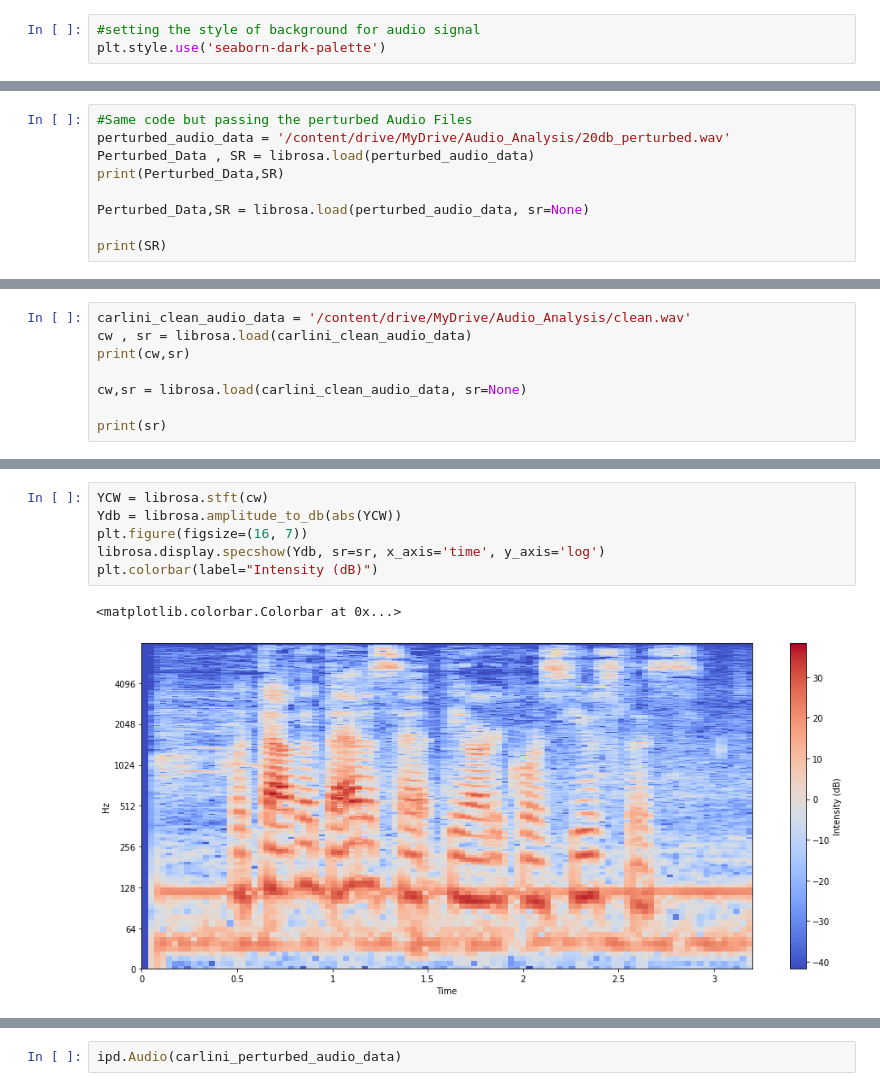
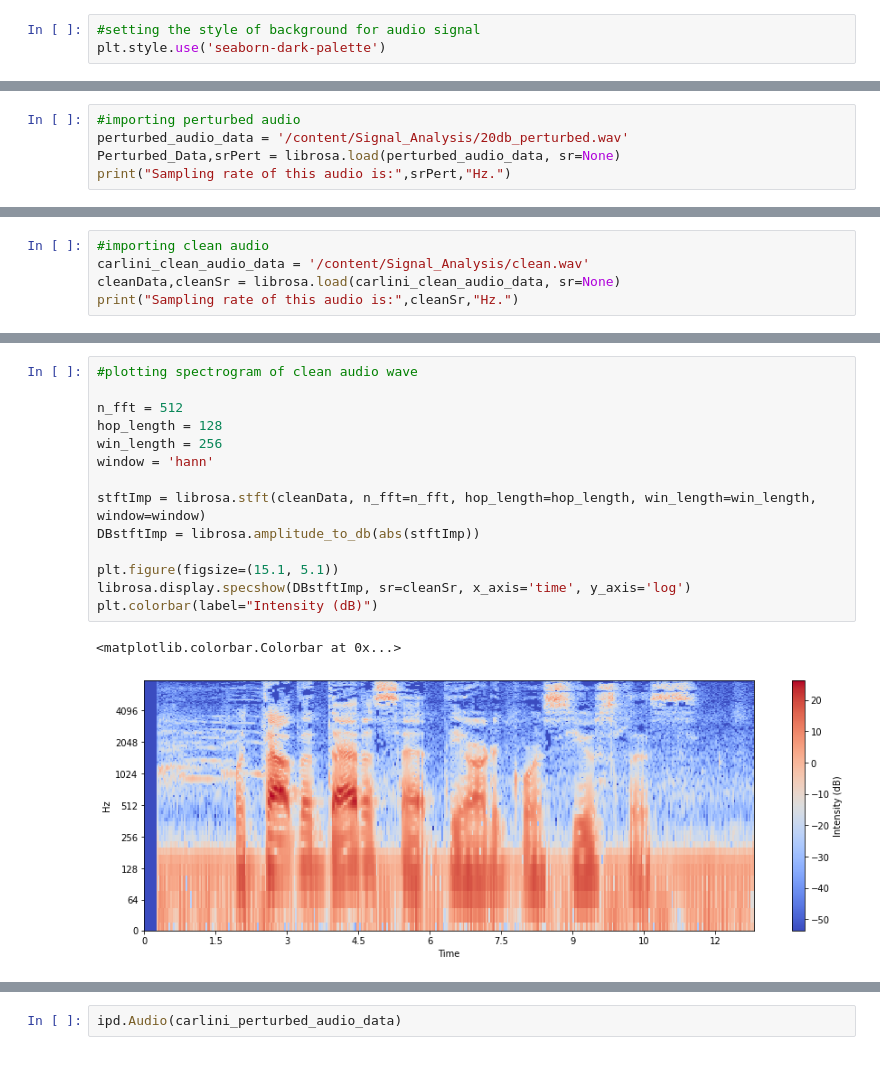
Before and after one commit to moeed17/AudioSignal_Perturbation_Analysis, a Jupyter notebook: Audio_Analysis.ipynb, the cells around one changed output, grey strips where cells are left out. Cells and saved outputs as stored; diff of their text form.

```diff
--- a/Audio_Analysis.ipynb
+++ b/Audio_Analysis.ipynb
@@ -148,9 +116,0 @@ Text(0.5, 1.0, 'Spectrogram of Clean Audio Wave')
-# %%
-#Same code but passing the perturbed Audio Files
-perturbed_audio_data = '/content/drive/MyDrive/Audio_Analysis/20db_perturbed.wav'
-Perturbed_Data , SR = librosa.load(perturbed_audio_data)
-print(Perturbed_Data,SR)
-
-Perturbed_Data,SR = librosa.load(perturbed_audio_data, sr=None)
-
-print(SR)
@@ -159,0 +117,5 @@ print(SR)
+# %%
+#importing perturbed audio
+perturbed_audio_data = '/content/Signal_Analysis/20db_perturbed.wav'
+Perturbed_Data,srPert = librosa.load(perturbed_audio_data, sr=None)
+print("Sampling rate of this audio is:",srPert,"Hz.")
@@ -212,9 +217 @@ Following cells executes the same code but this time its Carlini's "imperceptibl
 Link to his website: https://nicholas.carlini.com/code/audio_adversarial_examples
-# %%
-carlini_clean_audio_data = '/content/drive/MyDrive/Audio_Analysis/clean.wav'
-cw , sr = librosa.load(carlini_clean_audio_data)
-print(cw,sr)
-
-cw,sr = librosa.load(carlini_clean_audio_data, sr=None)
-
-print(sr)
@@ -224,0 +218,5 @@ print(sr)
+# %%
+#importing clean audio
+carlini_clean_audio_data = '/content/Signal_Analysis/clean.wav'
+cleanData,cleanSr = librosa.load(carlini_clean_audio_data, sr=None)
+print("Sampling rate of this audio is:",cleanSr,"Hz.")
@@ -237,9 +262,17 @@ plt.grid()
 # %%
-YCW = librosa.stft(cw)
-Ydb = librosa.amplitude_to_db(abs(YCW))
-plt.figure(figsize=(16, 7))
-librosa.display.specshow(Ydb, sr=sr, x_axis='time', y_axis='log')
+#plotting spectrogram of clean audio wave
+
+n_fft = 512
+hop_length = 128
+win_length = 256
+window = 'hann'
+
+stftImp = librosa.stft(cleanData, n_fft=n_fft, hop_length=hop_length, win_length=win_length, window=window)
+DBstftImp = librosa.amplitude_to_db(abs(stftImp))
+
+plt.figure(figsize=(15.1, 5.1))
+librosa.display.specshow(DBstftImp, sr=cleanSr, x_axis='time', y_axis='log')
 plt.colorbar(label="Intensity (dB)")
 # %% [output]
 <matplotlib.colorbar.Colorbar at 0x...>
-[figure, old version]
+[figure, new version]
```
Also changed, not shown: parts of 42 cells of this notebook.
